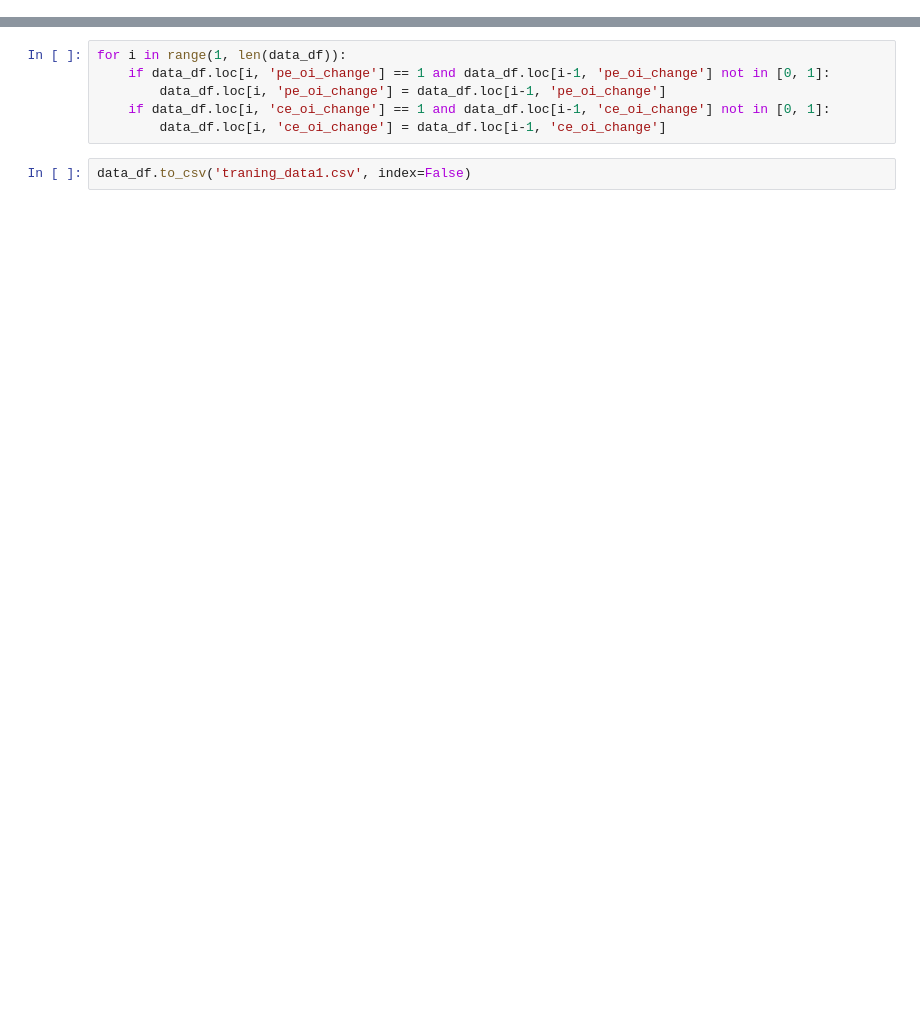
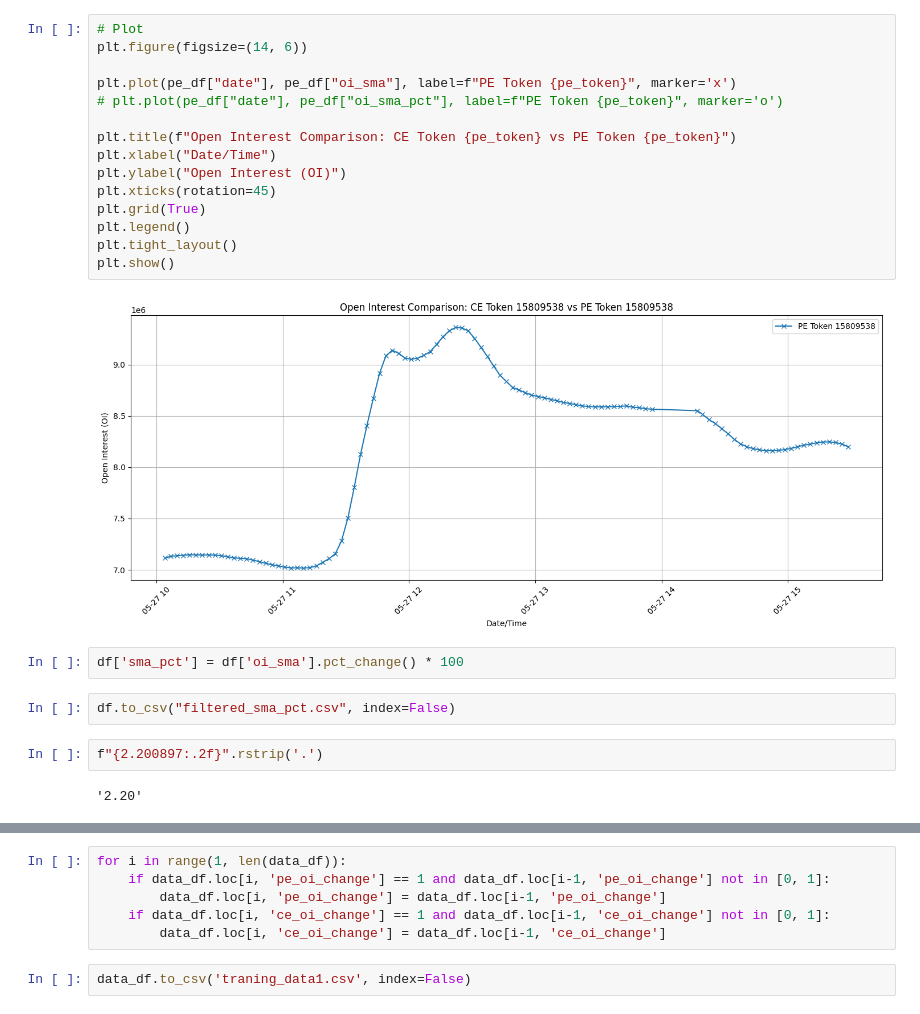
Before and after one commit to raj-sharan/learning, a Jupyter notebook: ai_training_data.ipynb, the cells around one changed output, grey strips where cells are left out. Drawn from its saved outputs; the diff is of its cells as text; blank space fills up the shorter version.

```diff
--- a/ai_training_data.ipynb
+++ b/ai_training_data.ipynb
@@ -27,2 +155,27 @@ ai_data_generator.generate(current_time, current_time)
+# %%
+# Plot
+plt.figure(figsize=(14, 6))
+
+plt.plot(pe_df["date"], pe_df["oi_sma"], label=f"PE Token {pe_token}", marker='x')
+# plt.plot(pe_df["date"], pe_df["oi_sma_pct"], label=f"PE Token {pe_token}", marker='o')
+
+plt.title(f"Open Interest Comparison: CE Token {pe_token} vs PE Token {pe_token}")
+plt.xlabel("Date/Time")
+plt.ylabel("Open Interest (OI)")
+plt.xticks(rotation=45)
+plt.grid(True)
+plt.legend()
+plt.tight_layout()
+plt.show()
+# %% [output]
+[figure, added]
+# %%
+df['sma_pct'] = df['oi_sma'].pct_change() * 100
+# %%
+df.to_csv("filtered_sma_pct.csv", index=False)
+# %%
+f"{2.200897:.2f}".rstrip('.')
+# %% [output]
+'2.20'
 # %%
 data_df = pd.read_csv('traning_data.csv')
```
Also changed, not shown: parts of 38 cells of this notebook, 18 other files.
